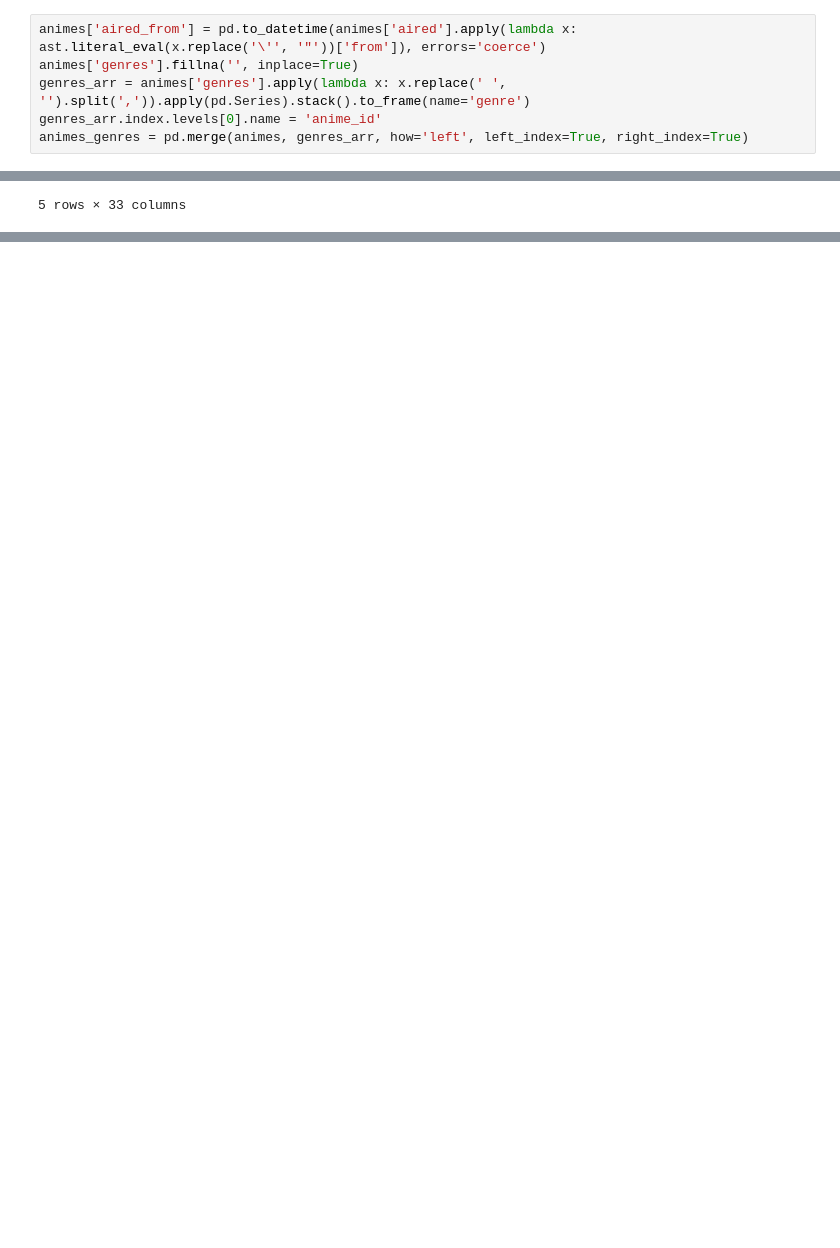
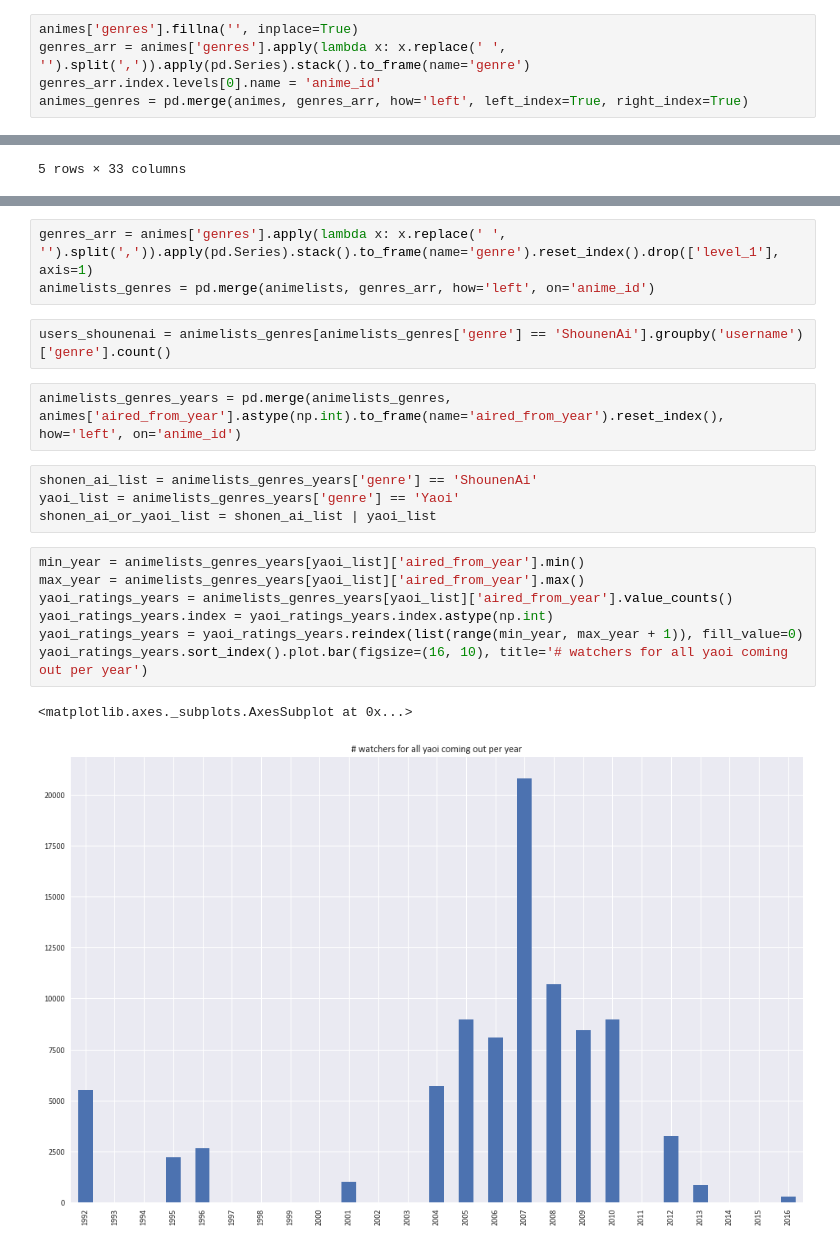
Before and after one commit to racinmat/mal-analysis, a Jupyter notebook: just_nagat_things.ipynb, the cells around one changed output, grey strips where cells are left out. Cells and saved outputs as stored; diff of their text form; blank space fills up the shorter version.

```diff
--- a/just_nagat_things.ipynb
+++ b/just_nagat_things.ipynb
@@ -49,7 +82,6 @@ animes = animes.rename(columns={'genre': 'genres', 'studio': 'studios'})
 animes = animes.set_index('anime_id')
 users = users.set_index('username')
 # %%
-animes['aired_from'] = pd.to_datetime(animes['aired'].apply(lambda x: ast.literal_eval(x.replace('\'', '"'))['from']), errors='coerce')
 animes['genres'].fillna('', inplace=True)
 genres_arr = animes['genres'].apply(lambda x: x.replace(' ', '').split(',')).apply(pd.Series).stack().to_frame(name='genre')
 genres_arr.index.levels[0].name = 'anime_id'
@@ -88 +140,22 @@ Index(['title', 'title_english', 'title_japanese', 'title_synonyms',
       dtype='object')
+# %%
+genres_arr = animes['genres'].apply(lambda x: x.replace(' ', '').split(',')).apply(pd.Series).stack().to_frame(name='genre').reset_index().drop(['level_1'], axis=1)
+animelists_genres = pd.merge(animelists, genres_arr, how='left', on='anime_id')
+# %%
+users_shounenai = animelists_genres[animelists_genres['genre'] == 'ShounenAi'].groupby('username')['genre'].count()
+# %%
+animelists_genres_years = pd.merge(animelists_genres, animes['aired_from_year'].astype(np.int).to_frame(name='aired_from_year').reset_index(), how='left', on='anime_id')
+# %%
+shonen_ai_list = animelists_genres_years['genre'] == 'ShounenAi'
+yaoi_list = animelists_genres_years['genre'] == 'Yaoi'
+shonen_ai_or_yaoi_list = shonen_ai_list | yaoi_list
+# %%
+min_year = animelists_genres_years[yaoi_list]['aired_from_year'].min()
+max_year = animelists_genres_years[yaoi_list]['aired_from_year'].max()
+yaoi_ratings_years = animelists_genres_years[yaoi_list]['aired_from_year'].value_counts()
+yaoi_ratings_years.index = yaoi_ratings_years.index.astype(np.int)
+yaoi_ratings_years = yaoi_ratings_years.reindex(list(range(min_year, max_year + 1)), fill_value=0)
+yaoi_ratings_years.sort_index().plot.bar(figsize=(16, 10), title='# watchers for all yaoi coming out per year')
+# %% [output]
+<matplotlib.axes._subplots.AxesSubplot at 0x...>
+[figure, added]
```
Also changed, not shown: parts of 13 cells of this notebook, 1 other file.
